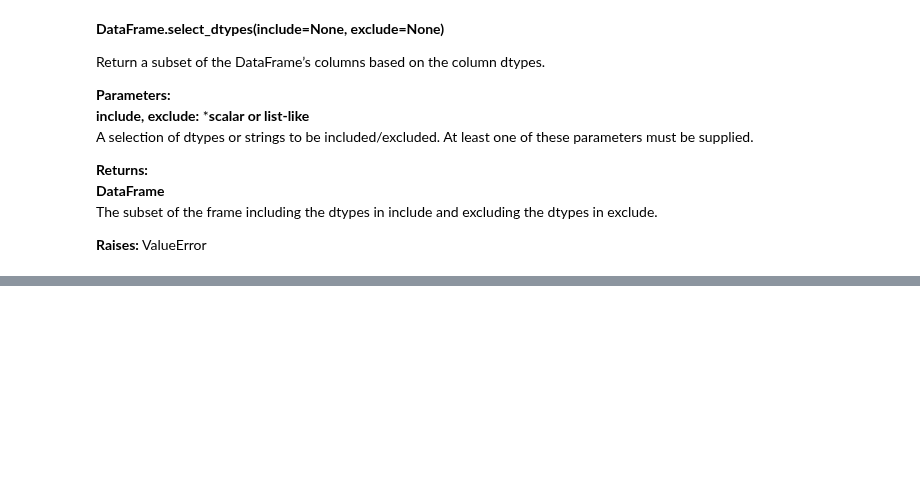
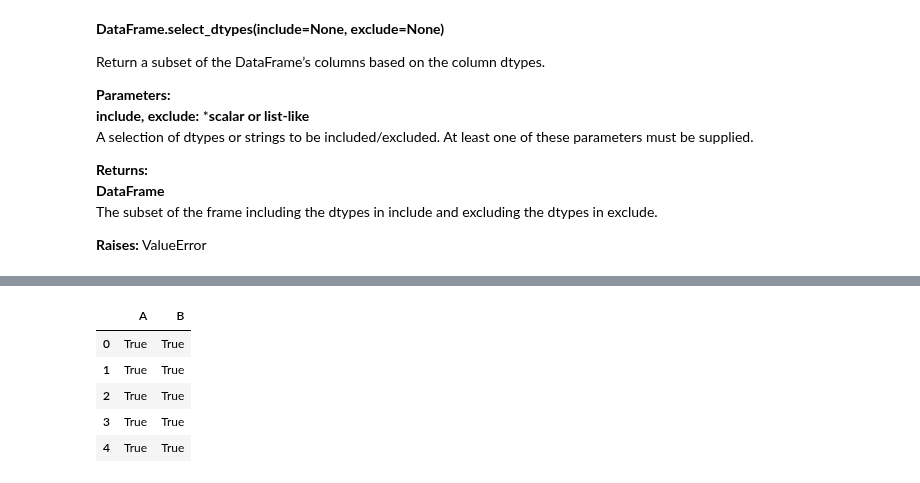
Before and after one commit to soyinkas1/PP0011_Books_Medium_Articles-Personal-Practice-Walkalong_Notebooks, a Jupyter notebook: 25 Pandas Functions You Didn't Know Existed.ipynb, the cells around one changed output, grey strips where cells are left out. Cells and saved outputs as stored; diff of their text form; code cells hidden in the pictures; blank space fills up the shorter version.

```diff
--- a/25 Pandas Functions You Didn't Know Existed.ipynb
+++ b/25 Pandas Functions You Didn't Know Existed.ipynb
@@ -988,0 +933,9 @@ df.select_dtypes(exclude='int64')
+# %%
+df.where(m, -df) == np.where(m, df, -df)
+# %% [output]
+|  | A | B |
+| 0 | True | True |
+| 1 | True | True |
+| 2 | True | True |
+| 3 | True | True |
+| 4 | True | True |
```
Also changed, not shown: parts of 42 cells of this notebook, 2 other files.
